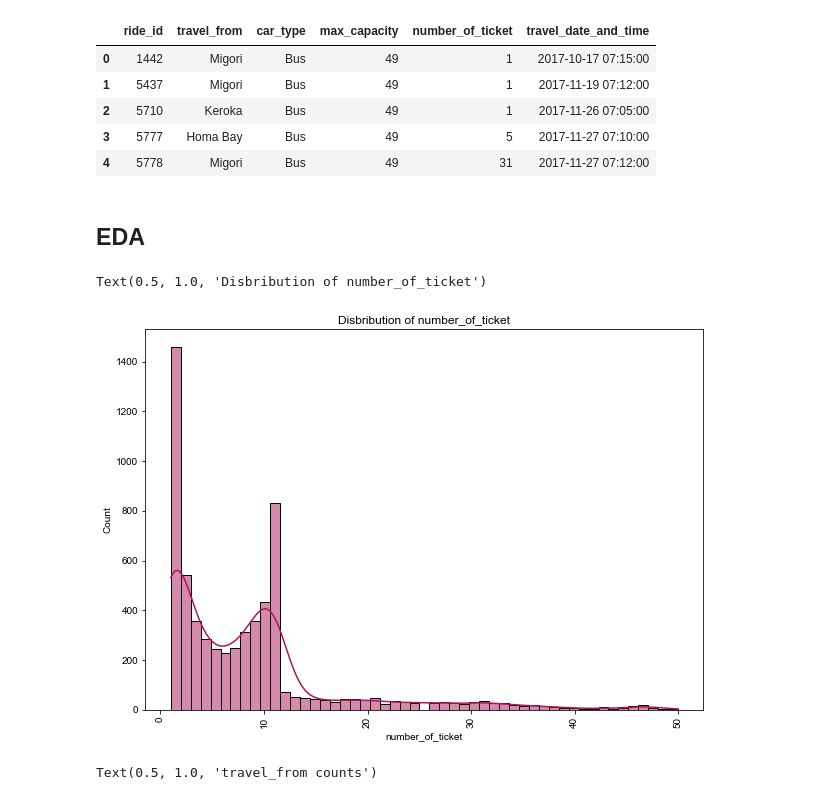
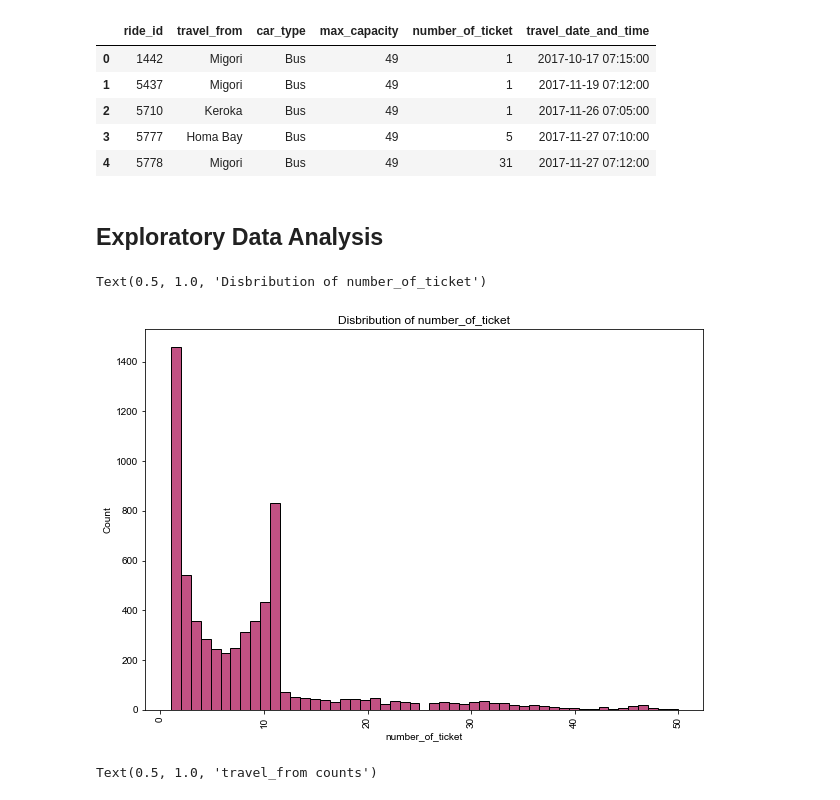
Before and after one commit to HariTarz/Transport_Demand_Prediction, a Jupyter notebook: Demand_Prediction_for_Public_Transport_Capstone_Project.ipynb, the cells around one changed output. Cells and saved outputs as stored; diff of their text form; code cells hidden in the pictures.

```diff
--- a/Demand_Prediction_for_Public_Transport_Capstone_Project.ipynb
+++ b/Demand_Prediction_for_Public_Transport_Capstone_Project.ipynb
@@ -76,5 +78,5 @@ drive.mount('/content/drive')
 # %%
-# path = '/content/drive/MyDrive/Colab Notebooks/AlmaBetter/Supervised ML - Regression Capstone Project/Transport Demand Prediction/dat/train_revised.csv'
+path = '/content/drive/MyDrive/Colab Notebooks/AlmaBetter/Supervised ML - Regression Capstone Project/Transport Demand Prediction/dat/train_revised.csv'
 df = pd.read_csv(path)
 # %% [markdown]
 ## Exploring the dataset
@@ -179,21 +181,21 @@ df.head()
 | 2 | 5710 | Keroka | Bus | 49 | 1 | 2017-11-26 07:05:00 |
 | 3 | 5777 | Homa Bay | Bus | 49 | 5 | 2017-11-27 07:10:00 |
 | 4 | 5778 | Migori | Bus | 49 | 31 | 2017-11-27 07:12:00 |
-# %% [markdown]
-## EDA
+# %% [markdown]
+## Exploratory Data Analysis
 # %%
 # Plotting the target variable 'number_of_ticket'
 fig = plt.figure(figsize=(10,7))
 ax = fig.gca()
-sns.histplot(x='number_of_ticket', data=df, color='#ad1759', kde=True)
+sns.histplot(x='number_of_ticket', data=df, color='#ad1759')
 sns.set_theme(style='darkgrid')
 plt.xticks(rotation=90)
 # ax.set_xlabel('travel_from')
 # ax.set_ylabel('Frequency')
 ax.set_title('Disbribution of number_of_ticket')
 # %% [output]
 Text(0.5, 1.0, 'Disbribution of number_of_ticket')
-[figure, old version]
+[figure, new version]
 # %%
 fig = plt.figure(figsize=(10,7))
 ax = fig.gca()
```
Also changed, not shown: parts of 124 cells of this notebook.
